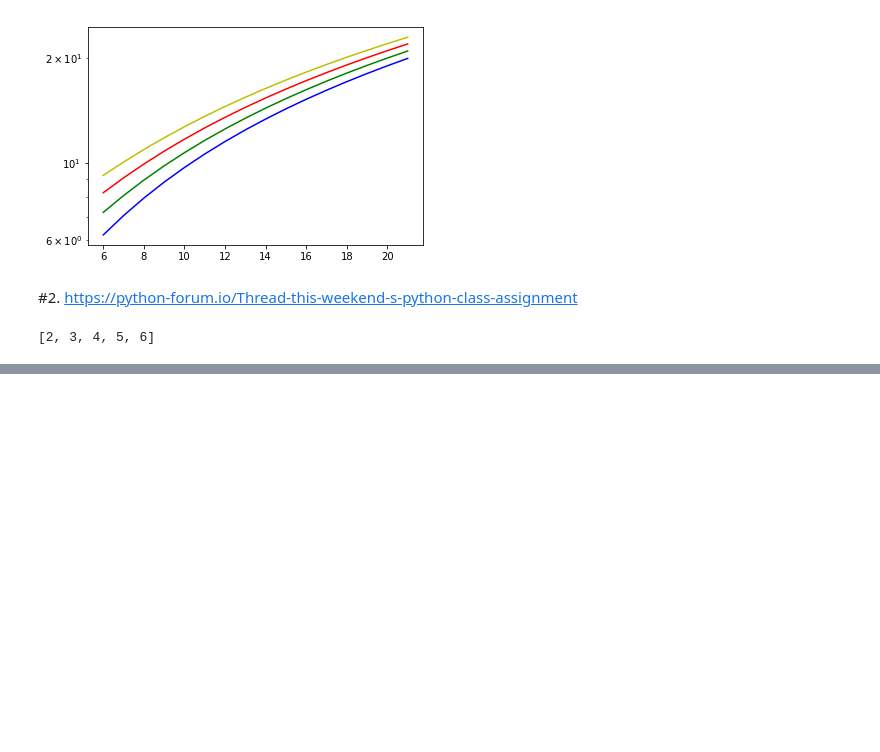
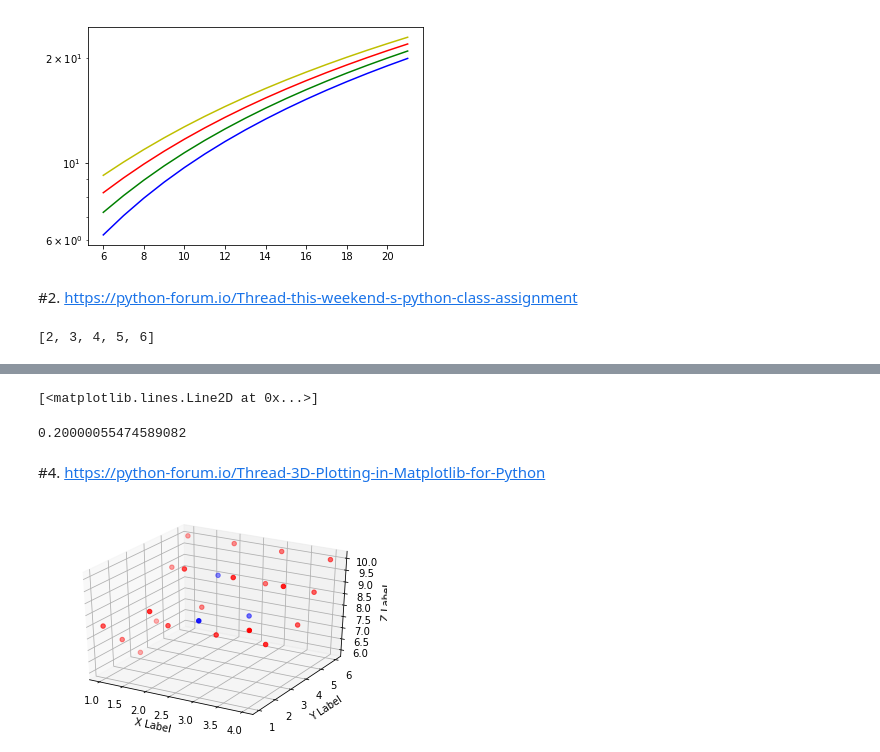
Before and after one commit to scidam/forums, a Jupyter notebook: mainpy/APR_2019.ipynb, the cells around one changed output, grey strips where cells are left out. Saved outputs shown, nothing was run; the diff lists cells and outputs as text; code cells hidden in the pictures; blank space fills up the shorter version.

```diff
--- a/mainpy/APR_2019.ipynb
+++ b/mainpy/APR_2019.ipynb
@@ -82,0 +110,38 @@ decompose(1089,3)
+# %%
+
+x = np.linspace(0, 1000, 100)
+a, b  = 1.00000141, 1.00000565
+plt.plot(x, beta.cdf(x, a, b, scale=100), 'r-', lw=5, alpha=0.6, label='beta pdf')
+# %% [output]
+[<matplotlib.lines.Line2D at 0x...>]
+# %%
+beta.cdf(20, a, b, scale=100)
+# %% [output]
+0.20000055474589082
+# %% [markdown]
+#4. https://python-forum.io/Thread-3D-Plotting-in-Matplotlib-for-Python
+# %%
+from mpl_toolkits.mplot3d import Axes3D
+import matplotlib.pyplot as plt
+
+
+
+fig = plt.figure()
+ax = fig.add_subplot(111, projection='3d')
+
+z = [8,7,6,7,9,10,9,8,10,8,9,10,9,8,10,8,9,10,9,8,10,8,9,10]
+x = [1,1,1,1,1,1,2,2,2,2,2,2,3,3,3,3,3,3,4,4,4,4,4,4]
+y = [1,2,3,4,5,6,1,2,3,4,5,6,1,2,3,4,5,6,1,2,3,4,5,6]
+
+
+colored_inds = [10, 12, 15]  # points #10, 12 and 15 will be blue.
+colors = ['r' if j not in colored_inds else 'b' for j in range(len(x))]
+ax.scatter(x, y, z, c=colors, marker='o')
+
+ax.set_xlabel('X Label')
+ax.set_ylabel('Y Label')
+ax.set_zlabel('Z Label')
+
+plt.show()
+# %% [output]
+[figure, added]
```
Also changed, not shown: parts of 3 cells of this notebook, 1 other file.
